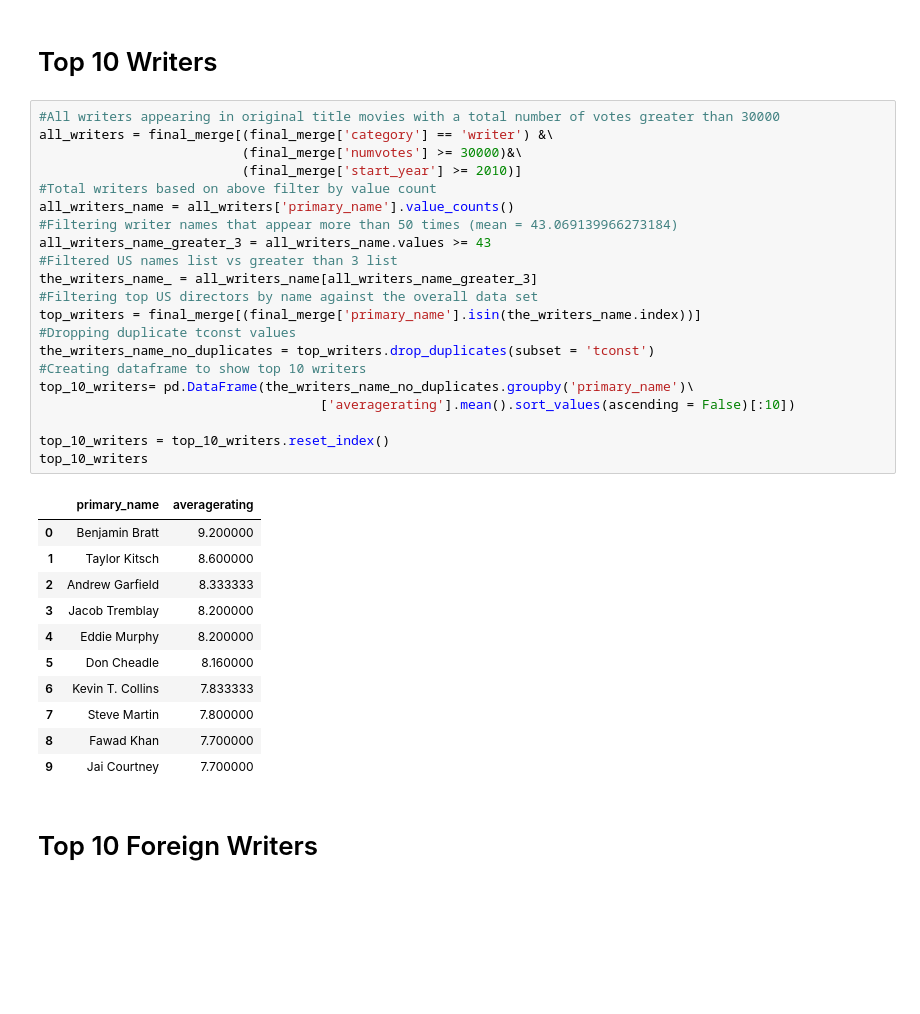
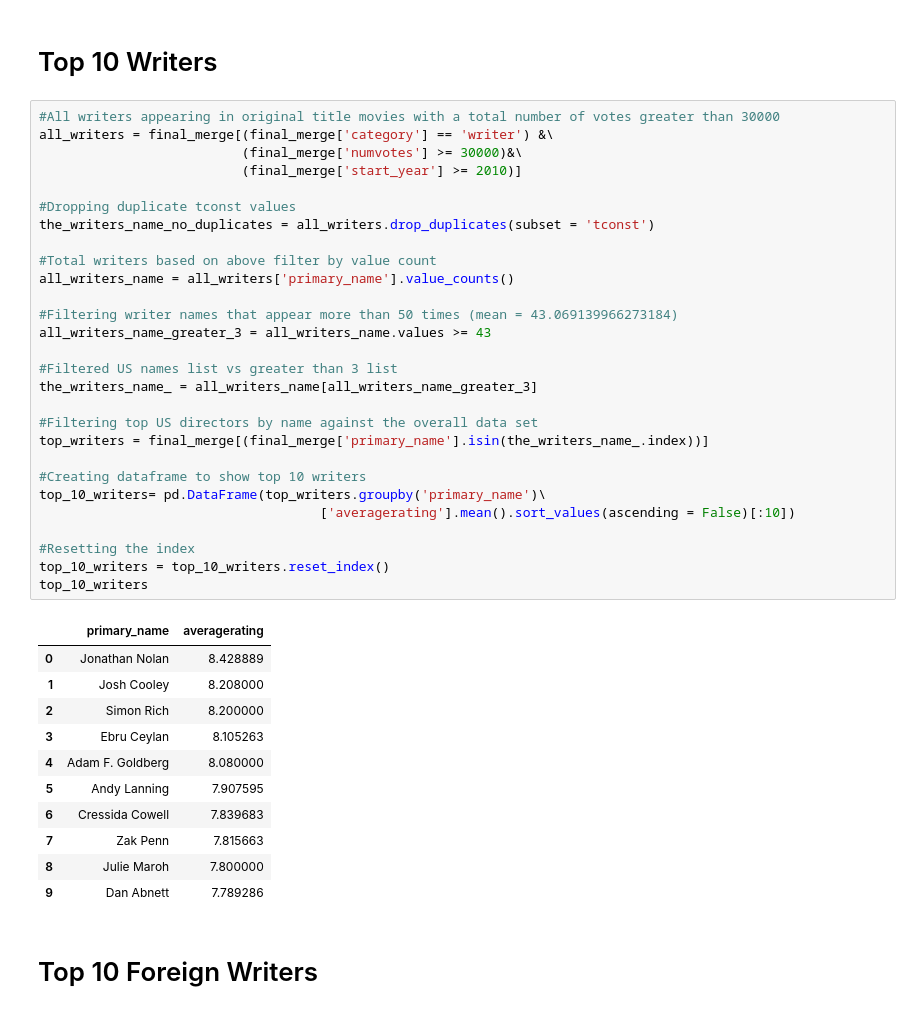
Before and after one commit to kyledufrane/Microsoft_Movie_Analysis, a Jupyter notebook: working_notebooks/updated_imdb.ipynb, the cells around one changed output. Cells and saved outputs as stored; diff of their text form; blank space fills up the shorter version.

```diff
--- a/working_notebooks/updated_imdb.ipynb
+++ b/working_notebooks/updated_imdb.ipynb
@@ -741,36 +785,43 @@ top_10_directors_us
 # %%
 #All writers appearing in original title movies with a total number of votes greater than 30000
 all_writers = final_merge[(final_merge['category'] == 'writer') &\
                           (final_merge['numvotes'] >= 30000)&\
                           (final_merge['start_year'] >= 2010)]
+
+#Dropping duplicate tconst values
+the_writers_name_no_duplicates = all_writers.drop_duplicates(subset = 'tconst')
+
 #Total writers based on above filter by value count
 all_writers_name = all_writers['primary_name'].value_counts()
+
 #Filtering writer names that appear more than 50 times (mean = 43.069139966273184)
 all_writers_name_greater_3 = all_writers_name.values >= 43
+
 #Filtered US names list vs greater than 3 list
 the_writers_name_ = all_writers_name[all_writers_name_greater_3]
+
 #Filtering top US directors by name against the overall data set
-top_writers = final_merge[(final_merge['primary_name'].isin(the_writers_name.index))]
-#Dropping duplicate tconst values
-the_writers_name_no_duplicates = top_writers.drop_duplicates(subset = 'tconst')
+top_writers = final_merge[(final_merge['primary_name'].isin(the_writers_name_.index))]
+
 #Creating dataframe to show top 10 writers
-top_10_writers= pd.DataFrame(the_writers_name_no_duplicates.groupby('primary_name')\
+top_10_writers= pd.DataFrame(top_writers.groupby('primary_name')\
                                     ['averagerating'].mean().sort_values(ascending = False)[:10])
 
+#Resetting the index
 top_10_writers = top_10_writers.reset_index()
 top_10_writers
 # %% [output]
 |  | primary_name | averagerating |
-| 0 | Benjamin Bratt | 9.200000 |
-| 1 | Taylor Kitsch | 8.600000 |
-| 2 | Andrew Garfield | 8.333333 |
-| 3 | Jacob Tremblay | 8.200000 |
-| 4 | Eddie Murphy | 8.200000 |
-| 5 | Don Cheadle | 8.160000 |
-| 6 | Kevin T. Collins | 7.833333 |
-| 7 | Steve Martin | 7.800000 |
-| 8 | Fawad Khan | 7.700000 |
-| 9 | Jai Courtney | 7.700000 |
+| 0 | Jonathan Nolan | 8.428889 |
+| 1 | Josh Cooley | 8.208000 |
+| 2 | Simon Rich | 8.200000 |
+| 3 | Ebru Ceylan | 8.105263 |
+| 4 | Adam F. Goldberg | 8.080000 |
+| 5 | Andy Lanning | 7.907595 |
+| 6 | Cressida Cowell | 7.839683 |
+| 7 | Zak Penn | 7.815663 |
+| 8 | Julie Maroh | 7.800000 |
+| 9 | Dan Abnett | 7.789286 |
 # %% [markdown]
 # Top 10 Foreign Writers
 # %%
```
Also changed, not shown: parts of 25 cells of this notebook, 1 other file.
